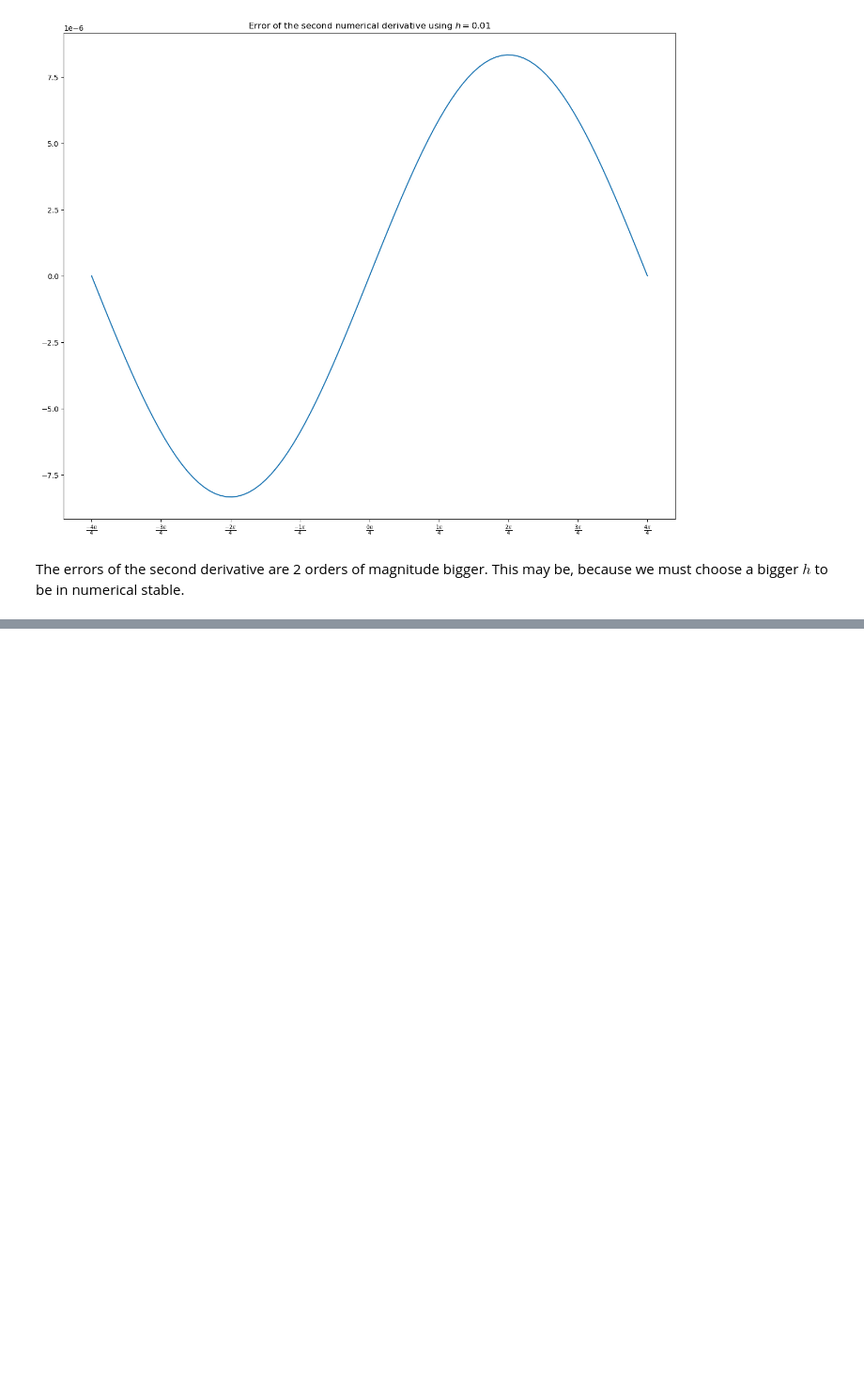
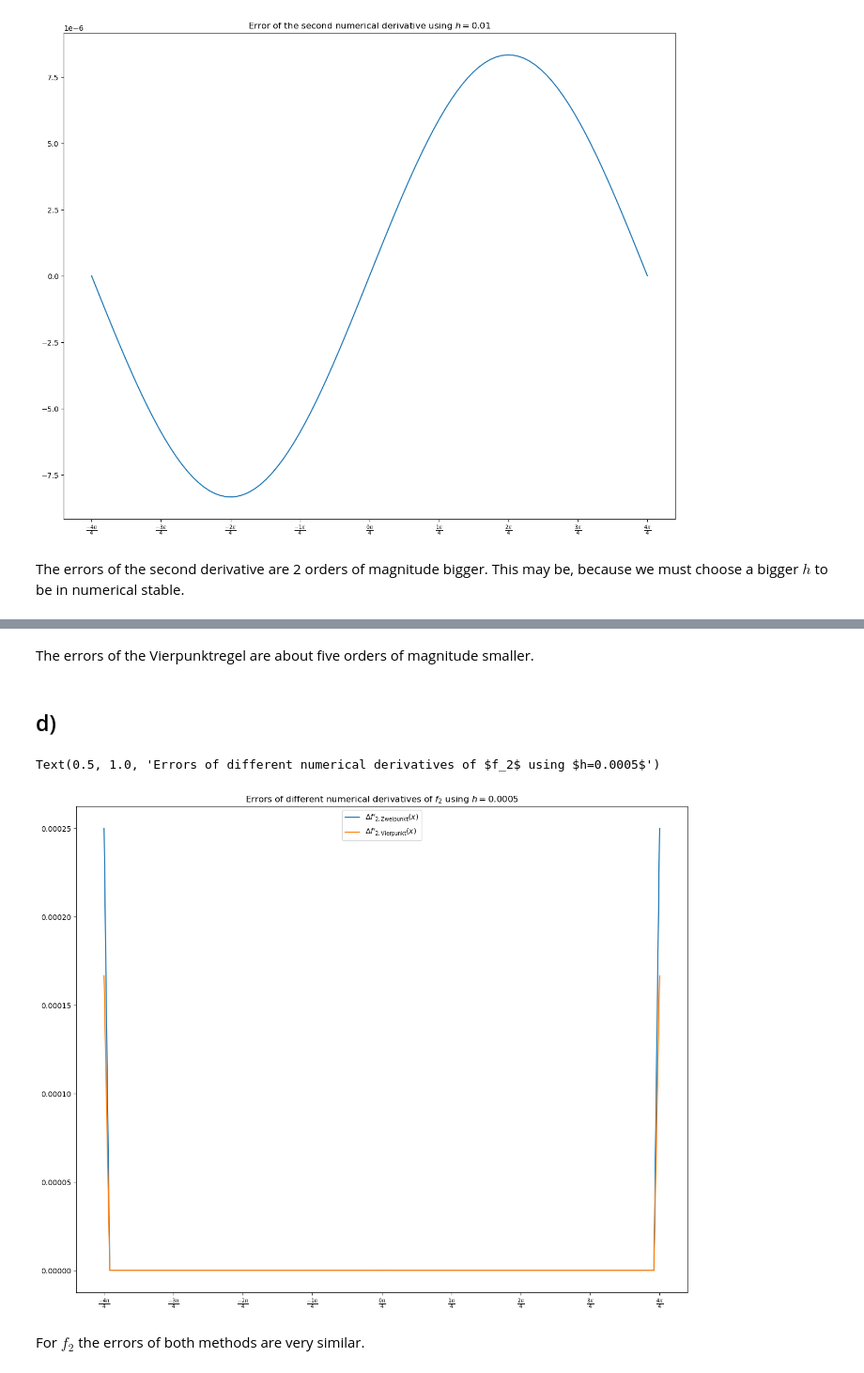
Before and after one commit to asliddinkhudoyberdiev/compPhys, a Jupyter notebook: Sheet02/A2.ipynb, the cells around one changed output, grey strips where cells are left out. Shown: that part at 94% size. Drawn from its saved outputs; the diff is of its cells as text; code cells hidden in the pictures; blank space fills up the shorter version.

```diff
--- a/Sheet02/A2.ipynb
+++ b/Sheet02/A2.ipynb
@@ -103,0 +121,26 @@ The errors of the second derivative are 2 orders of magnitude bigger. This may b
+# %% [markdown]
+The errors of the Vierpunktregel are about five orders of magnitude smaller.
+# %% [markdown]
+## d)
+# %%
+plt.plot(
+    x_arr,
+    zweipunkt(f2, x_arr, h1) - f2Prime(x_arr),
+    label="$\Delta f'_{2,\mathrm{Zweipunkt}}(x)$",
+)
+plt.plot(
+    x_arr,
+    vierpunkt(f2, x_arr, h1) - f2Prime(x_arr),
+    label="$\Delta f'_{2,\mathrm{Vierpunkt}}(x)$",
+)
+plt.xticks(
+    np.linspace(-np.pi, np.pi, 9),
+    [rf"$\frac{{{x}\pi}}{{4}}$" for x in np.linspace(-4, 4, 9, dtype=int)],
+)  # This should be a build in thing
+plt.legend()
+plt.title(f"Errors of different numerical derivatives of $f_2$ using $h={h1}$")
+# %% [output]
+Text(0.5, 1.0, 'Errors of different numerical derivatives of $f_2$ using $h=0.0005$')
+[figure, added]
+# %% [markdown]
+For $f_2$ the errors of both methods are very similar.
```
Also changed, not shown: parts of 2 cells of this notebook.
